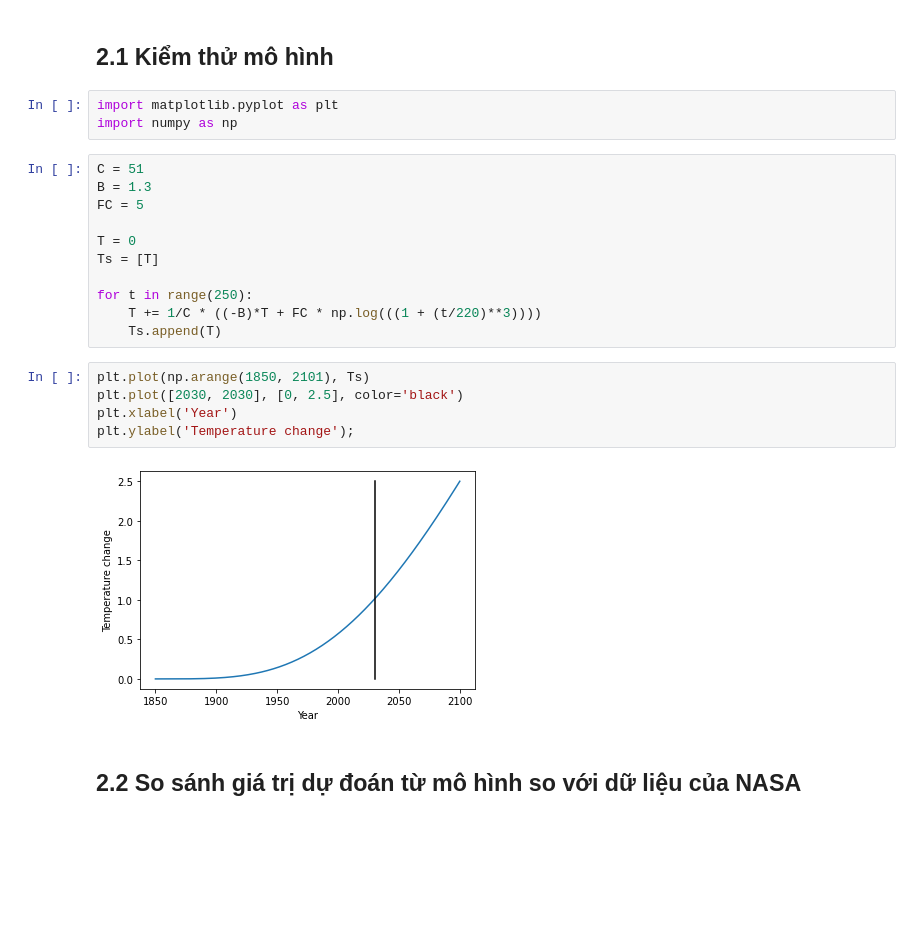
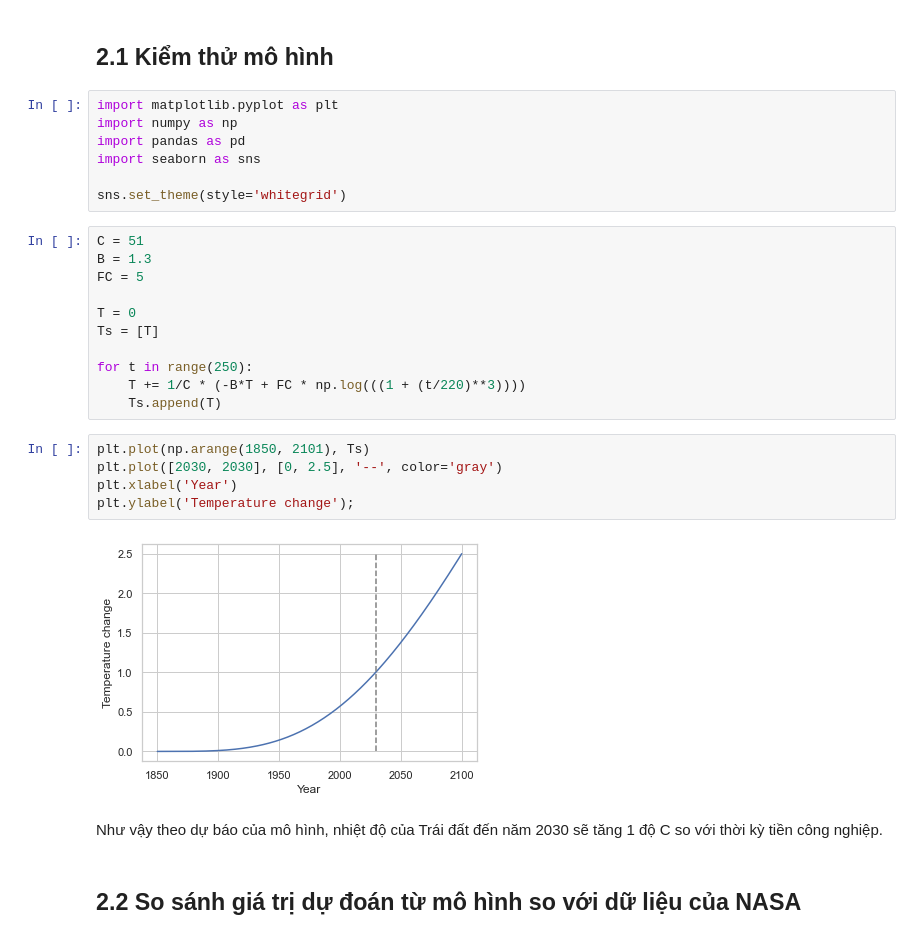
Before and after one commit to mdnam2410/hcmus-da-climate-model, a Jupyter notebook: climate-model.ipynb, the cells around one changed output. Saved outputs shown, nothing was run; the diff lists cells and outputs as text; blank space fills up the shorter version.

Commit message:
Compare model prediction with NASA observation
Changes:
* Add data from NASA
* Plot model's results with NASA data
* Use seaborn theme for cosmetic

```diff
--- a/climate-model.ipynb
+++ b/climate-model.ipynb
@@ -110,6 +110,10 @@ Trong đó:
 # %%
 import matplotlib.pyplot as plt
 import numpy as np
+import pandas as pd
+import seaborn as sns
+
+sns.set_theme(style='whitegrid')
 # %%
 C = 51
 B = 1.3
@@ -119,14 +123,16 @@ T = 0
 Ts = [T]
 
 for t in range(250):
-    T += 1/C * ((-B)*T + FC * np.log(((1 + (t/220)**3))))
+    T += 1/C * (-B*T + FC * np.log(((1 + (t/220)**3))))
     Ts.append(T)
 # %%
 plt.plot(np.arange(1850, 2101), Ts)
-plt.plot([2030, 2030], [0, 2.5], color='black')
+plt.plot([2030, 2030], [0, 2.5], '--', color='gray')
 plt.xlabel('Year')
 plt.ylabel('Temperature change');
 # %% [output]
-[figure, old version]
+[figure, new version]
+# %% [markdown]
+Như vậy theo dự báo của mô hình, nhiệt độ của Trái đất đến năm 2030 sẽ tăng 1 độ C so với thời kỳ tiền công nghiệp.
 # %% [markdown]
 ## 2.2 So sánh giá trị dự đoán từ mô hình so với dữ liệu của NASA
```
Also changed, not shown: parts of 3 cells of this notebook, 1 other file.
